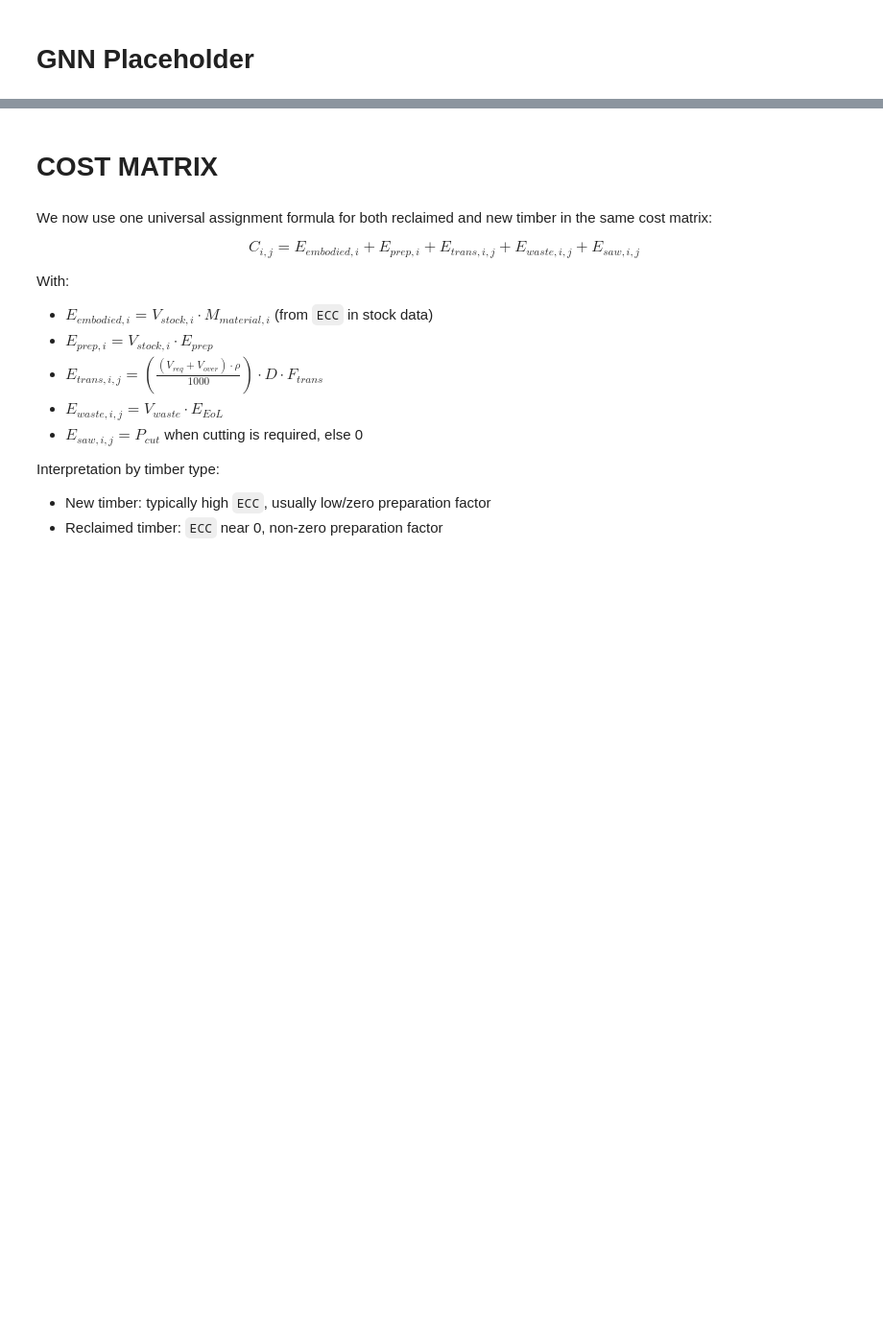
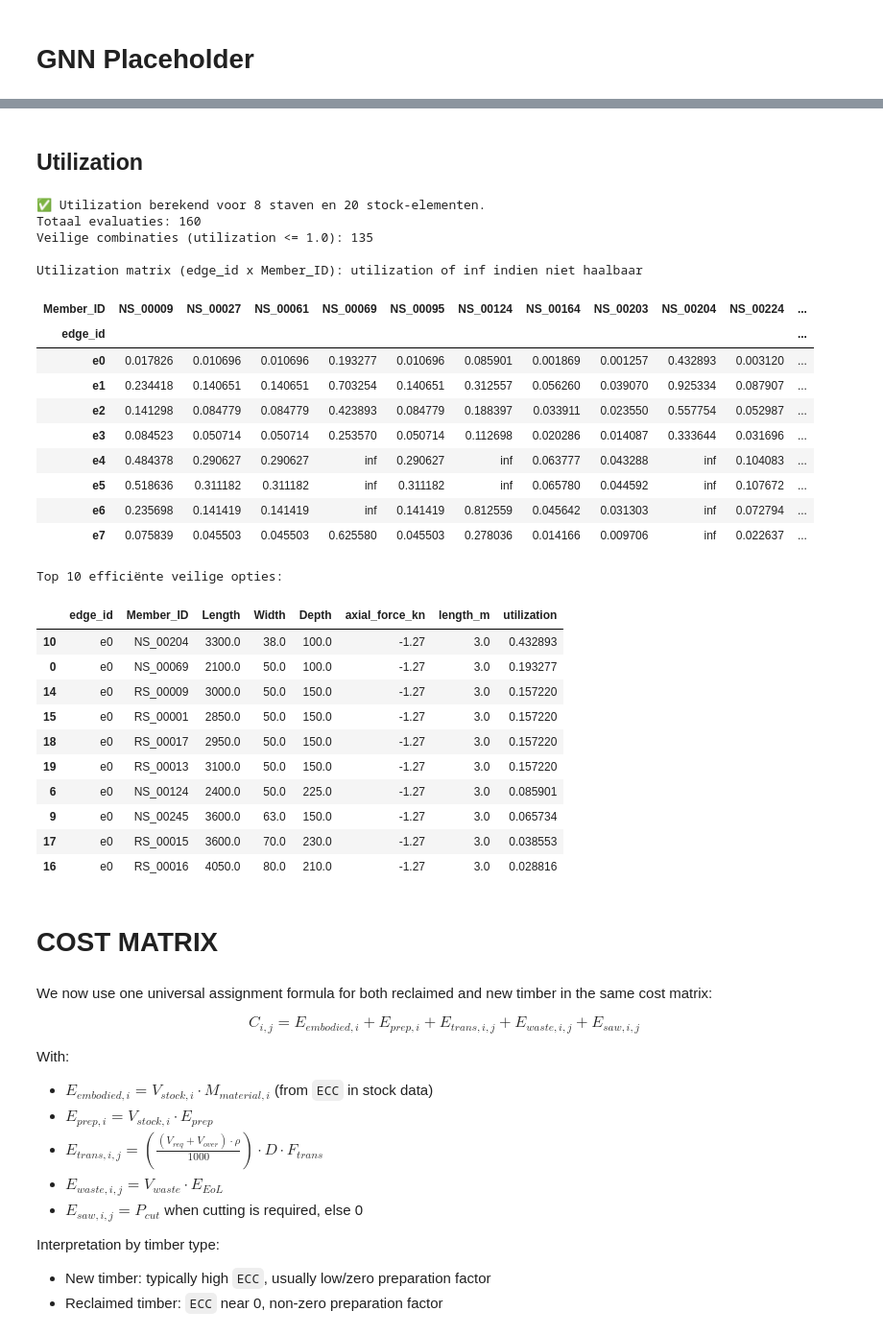
Before and after one commit to Jasp3r16/thesis_generative_timber, a Jupyter notebook: c26_27_optimizer_workflow_with_cost_and_ILP.ipynb, the cells around one changed output, grey strips where cells are left out. Shown at 96% size. Drawn from its saved outputs; the diff is of its cells as text; code cells hidden in the pictures; blank space fills up the shorter version.

Commit message:
structural check verwerkt in LCA/ hoofdberekening

```diff
--- a/c26_27_optimizer_workflow_with_cost_and_ILP.ipynb
+++ b/c26_27_optimizer_workflow_with_cost_and_ILP.ipynb
@@ -527,3 +327,81 @@ Top 10 efficiënte veilige opties:
+# %% [markdown]
+## Utilization
+# %%
+from structural_check import compute_utilization_outputs
+
+# ==========================================
+# STRUCTURAL CHECK (module-driven, reusable)
+# ==========================================
+required_vars = ["df_forces", "df_input_stock"]
+missing_vars = [name for name in required_vars if name not in globals()]
+if missing_vars:
+    raise ValueError("Deze variabelen ontbreken uit eerdere cellen: " + ", ".join(missing_vars))
+
+outputs = compute_utilization_outputs(
+    df_forces=df_forces,
+    df_input_stock=df_input_stock,
+    gnn_marge=1.10,
+ )
+
+# Houd notebook-variabelen expliciet beschikbaar voor vervolgstappen
+df_inventory = outputs["df_inventory"]
+df_forces_local = outputs["df_forces_local"]
+df_utilization_long = outputs["df_utilization_long"]
+df_utilization_matrix = outputs["df_utilization_matrix"]
+df_utilization_matrix_display = outputs["df_utilization_matrix_display"]
+veilige_opties = outputs["veilige_opties"]
+df_slots = outputs["df_slots"]
+
+print(
+    f"✅ Utilization berekend voor {len(df_forces_local)} staven en {len(df_inventory)} stock-elementen."
+)
+print(f"Totaal evaluaties: {len(df_utilization_long)}")
+print(f"Veilige combinaties (utilization <= 1.0): {len(veilige_opties)}")
+
+print("\nUtilization matrix (edge_id x Member_ID): utilization of inf indien niet haalbaar")
+display(df_utilization_matrix_display)
+
+print("\nTop 10 efficiënte veilige opties:")
+display(
+    veilige_opties[[
+        "edge_id",
+        "Member_ID",
+        "Length",
+        "Width",
+        "Depth",
+        "axial_force_kn",
+        "length_m",
+        "utilization",
+    ]].head(10)
+)
+# %% [output]
+✅ Utilization berekend voor 8 staven en 20 stock-elementen.
+Totaal evaluaties: 160
+Veilige combinaties (utilization <= 1.0): 135
+
+Utilization matrix (edge_id x Member_ID): utilization of inf indien niet haalbaar
+| Member_ID | NS_00009 | NS_00027 | NS_00061 | NS_00069 | NS_00095 | NS_00124 | NS_00164 | NS_00203 | NS_00204 | NS_00224 | ... |
+| edge_id |  |  |  |  |  |  |  |  |  |  | ... |
+| e0 | 0.017826 | 0.010696 | 0.010696 | 0.193277 | 0.010696 | 0.085901 | 0.001869 | 0.001257 | 0.432893 | 0.003120 | ... |
+| e1 | 0.234418 | 0.140651 | 0.140651 | 0.703254 | 0.140651 | 0.312557 | 0.056260 | 0.039070 | 0.925334 | 0.087907 | ... |
+| e2 | 0.141298 | 0.084779 | 0.084779 | 0.423893 | 0.084779 | 0.188397 | 0.033911 | 0.023550 | 0.557754 | 0.052987 | ... |
+| e3 | 0.084523 | 0.050714 | 0.050714 | 0.253570 | 0.050714 | 0.112698 | 0.020286 | 0.014087 | 0.333644 | 0.031696 | ... |
+| e4 | 0.484378 | 0.290627 | 0.290627 | inf | 0.290627 | inf | 0.063777 | 0.043288 | inf | 0.104083 | ... |
+| e5 | 0.518636 | 0.311182 | 0.311182 | inf | 0.311182 | inf | 0.065780 | 0.044592 | inf | 0.107672 | ... |
+| e6 | 0.235698 | 0.141419 | 0.141419 | inf | 0.141419 | 0.812559 | 0.045642 | 0.031303 | inf | 0.072794 | ... |
+| e7 | 0.075839 | 0.045503 | 0.045503 | 0.625580 | 0.045503 | 0.278036 | 0.014166 | 0.009706 | inf | 0.022637 | ... |
+Top 10 efficiënte veilige opties:
+|  | edge_id | Member_ID | Length | Width | Depth | axial_force_kn | length_m | utilization |
+| 10 | e0 | NS_00204 | 3300.0 | 38.0 | 100.0 | -1.27 | 3.0 | 0.432893 |
+| 0 | e0 | NS_00069 | 2100.0 | 50.0 | 100.0 | -1.27 | 3.0 | 0.193277 |
+| 14 | e0 | RS_00009 | 3000.0 | 50.0 | 150.0 | -1.27 | 3.0 | 0.157220 |
+| 15 | e0 | RS_00001 | 2850.0 | 50.0 | 150.0 | -1.27 | 3.0 | 0.157220 |
+| 18 | e0 | RS_00017 | 2950.0 | 50.0 | 150.0 | -1.27 | 3.0 | 0.157220 |
+| 19 | e0 | RS_00013 | 3100.0 | 50.0 | 150.0 | -1.27 | 3.0 | 0.157220 |
+| 6 | e0 | NS_00124 | 2400.0 | 50.0 | 225.0 | -1.27 | 3.0 | 0.085901 |
+| 9 | e0 | NS_00245 | 3600.0 | 63.0 | 150.0 | -1.27 | 3.0 | 0.065734 |
+| 17 | e0 | RS_00015 | 3600.0 | 70.0 | 230.0 | -1.27 | 3.0 | 0.038553 |
+| 16 | e0 | RS_00016 | 4050.0 | 80.0 | 210.0 | -1.27 | 3.0 | 0.028816 |
 # %% [markdown]
 # COST MATRIX
 # %% [markdown]
```
Also changed, not shown: parts of 9 cells of this notebook, 3 other files.
